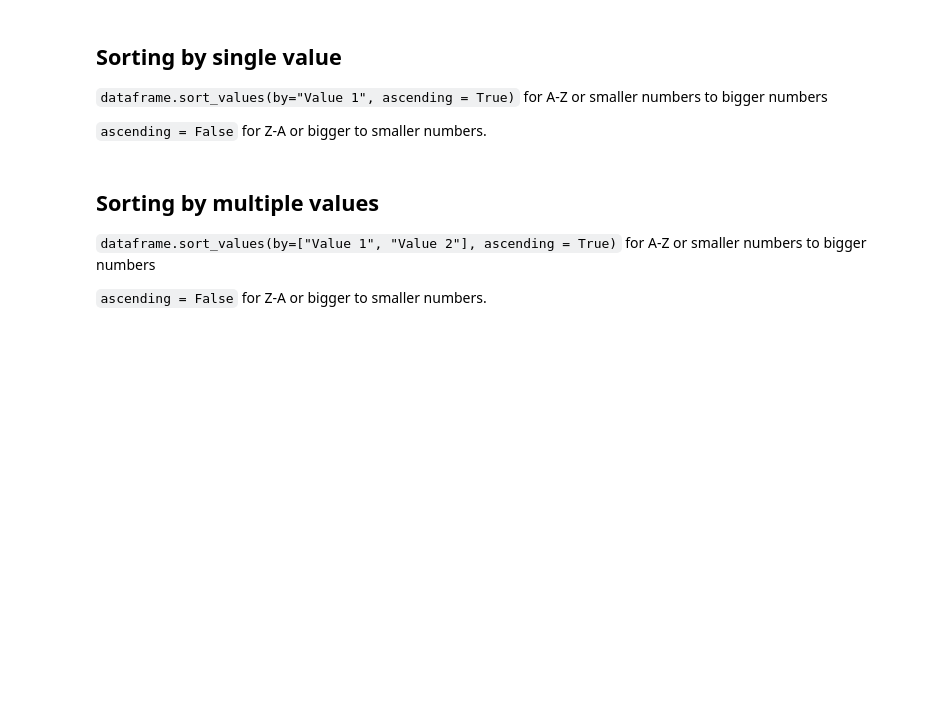
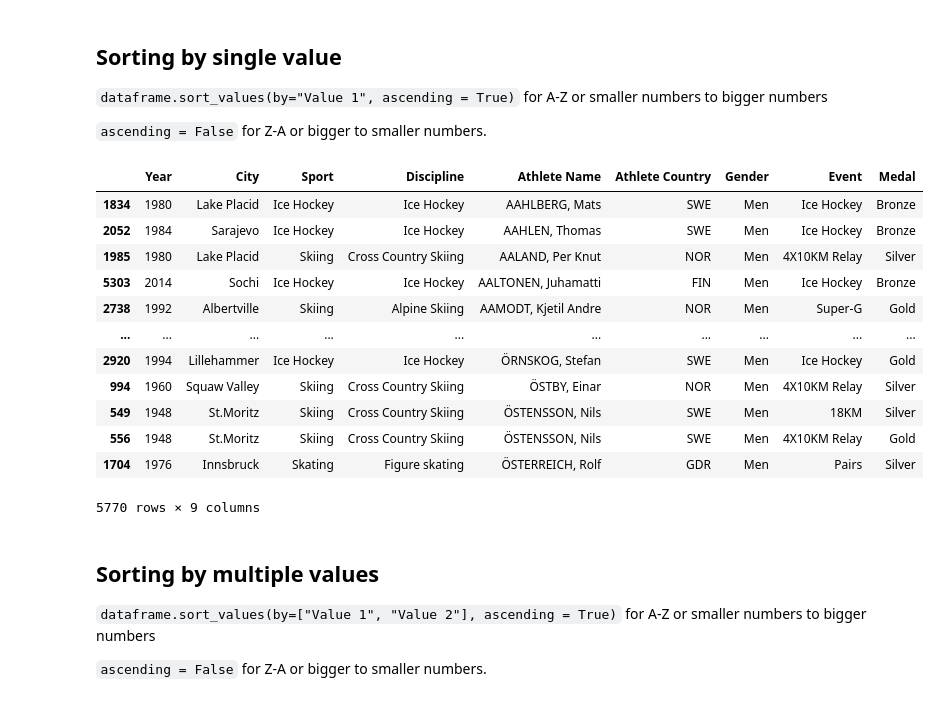
Before and after one commit to arubybonilla/2023-spring-data-journalism, a Jupyter notebook: wk04-sorting,filtering,subsetting-DEMO.ipynb, the cells around one changed output. Cells and saved outputs as stored; diff of their text form; code cells hidden in the pictures; blank space fills up the shorter version.

````diff
--- a/wk04-sorting,filtering,subsetting-DEMO.ipynb
+++ b/wk04-sorting,filtering,subsetting-DEMO.ipynb
@@ -229,7 +229,22 @@ memory usage: 135.4+ KB
 
 ```ascending = False``` for Z-A or bigger to smaller numbers.
 # %%
-## sory by athlete names A-Z for winter olympics
+## sort by athlete names A-Z for winter olympics
+dfw.sort_values(by="Athlete Name", ascending = True)
+# %% [output]
+|  | Year | City | Sport | Discipline | Athlete Name | Athlete Country | Gender | Event | Medal |
+| 1834 | 1980 | Lake Placid | Ice Hockey | Ice Hockey | AAHLBERG, Mats | SWE | Men | Ice Hockey | Bronze |
+| 2052 | 1984 | Sarajevo | Ice Hockey | Ice Hockey | AAHLEN, Thomas | SWE | Men | Ice Hockey | Bronze |
+| 1985 | 1980 | Lake Placid | Skiing | Cross Country Skiing | AALAND, Per Knut | NOR | Men | 4X10KM Relay | Silver |
+| 5303 | 2014 | Sochi | Ice Hockey | Ice Hockey | AALTONEN, Juhamatti | FIN | Men | Ice Hockey | Bronze |
+| 2738 | 1992 | Albertville | Skiing | Alpine Skiing | AAMODT, Kjetil Andre | NOR | Men | Super-G | Gold |
+| ... | ... | ... | ... | ... | ... | ... | ... | ... | ... |
+| 2920 | 1994 | Lillehammer | Ice Hockey | Ice Hockey | ÖRNSKOG, Stefan | SWE | Men | Ice Hockey | Gold |
+| 994 | 1960 | Squaw Valley | Skiing | Cross Country Skiing | ÖSTBY, Einar | NOR | Men | 4X10KM Relay | Silver |
+| 549 | 1948 | St.Moritz | Skiing | Cross Country Skiing | ÖSTENSSON, Nils | SWE | Men | 18KM | Silver |
+| 556 | 1948 | St.Moritz | Skiing | Cross Country Skiing | ÖSTENSSON, Nils | SWE | Men | 4X10KM Relay | Gold |
+| 1704 | 1976 | Innsbruck | Skating | Figure skating | ÖSTERREICH, Rolf | GDR | Men | Pairs | Silver |
+5770 rows × 9 columns
 # %% [markdown]
 ## Sorting by multiple values
 
````
Also changed, not shown: parts of 11 cells of this notebook.
